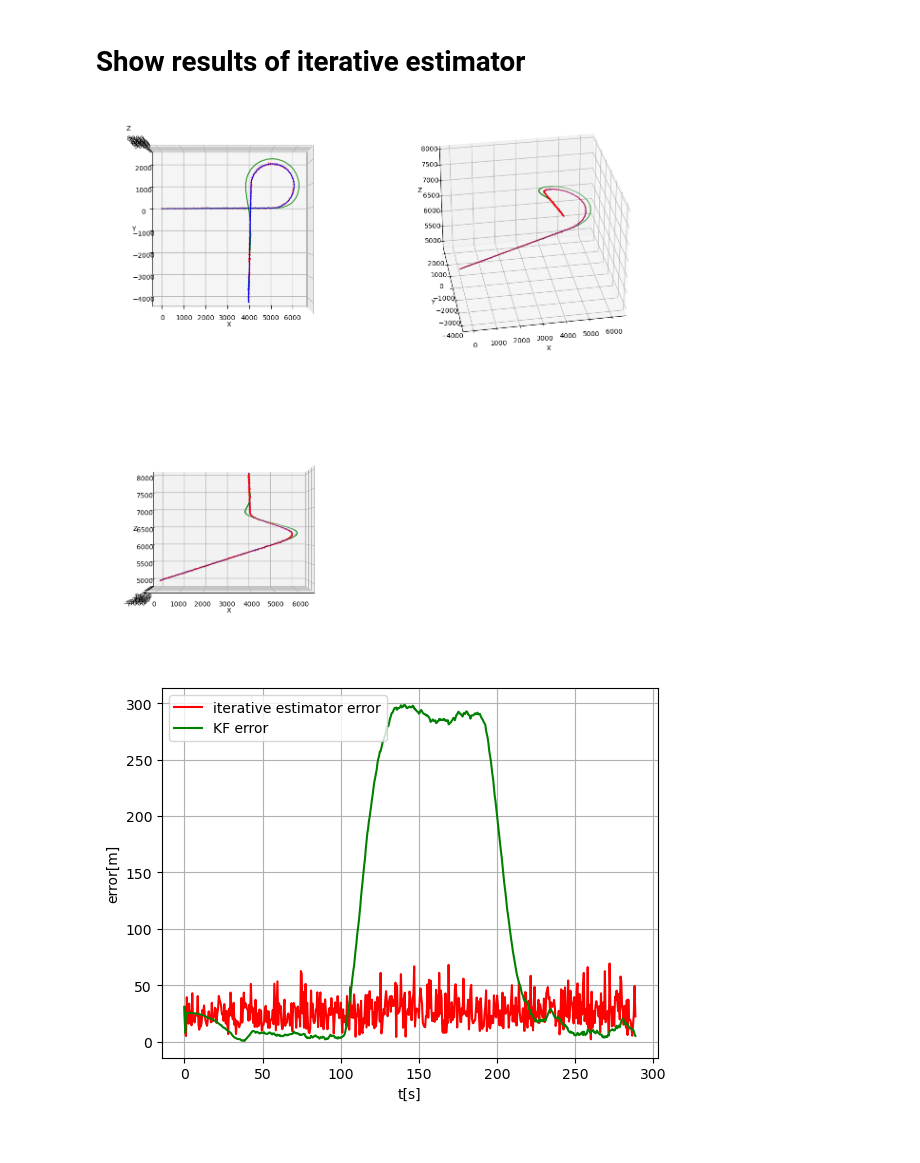
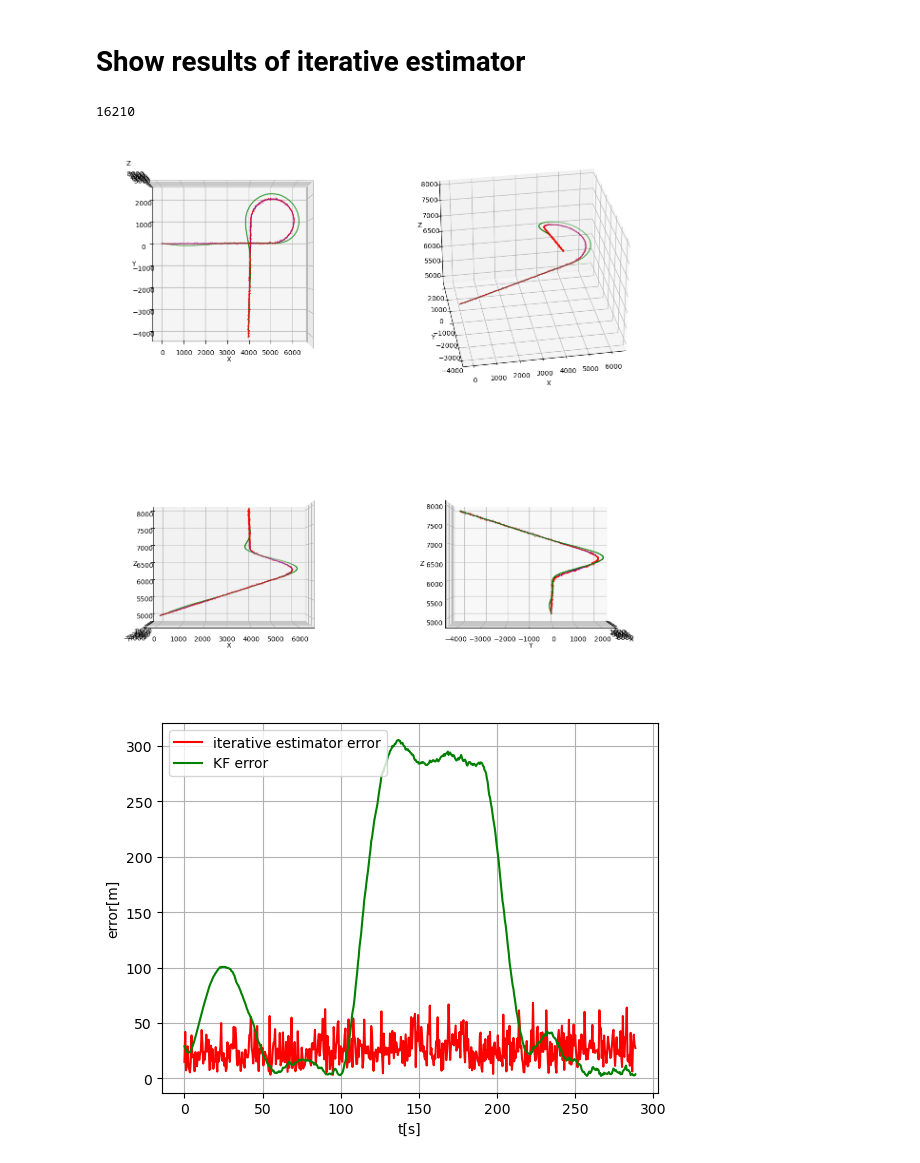
Before and after one commit to EilamNir/noisy-triangulation, a Jupyter notebook: python/src/KF_from_iter_sim.ipynb, the cells around one changed output. Drawn from its saved outputs; the diff is of its cells as text; code cells hidden in the pictures.

```diff
--- a/python/src/KF_from_iter_sim.ipynb
+++ b/python/src/KF_from_iter_sim.ipynb
@@ -11,6 +11,13 @@ from estimation.kalman_filter_from_points import kalman_filter_from_points
 
 # For making the plots interactive, uncomment next line:
 # %matplotlib widget
+# %%
+# print the seed used
+seed = np.random.randint(0, 100000)
+print(seed)
+np.random.seed(seed)
+# %% [output]
+16210
 # %%
 # create the path
 
@@ -35,25 +42,27 @@ it_est = iterative_estimator(sensors, path1.path[0,:])
 estimated_path = it_est.estimate_path()
 # %%
 # run KF on path
-kf = kalman_filter_from_points(time_res, 1, 100, 2, 1)
+sigma_a = 1
+sigma_v = 100
+kf = kalman_filter_from_points(time_res, sigma_a, sigma_v, non_diag_reduction_ratio=2)
 kf_path = kf.filter_path(estimated_path)
 # %%
 # Plot the path vs KF path
 
 fig = plt.figure(figsize = (15, 15))
 axes = []
-views = [(90, -90), (30, -100), (0, -90)]
+views = [(90, -90), (30, -100), (0, -90), (0, 0)]
 for i, view in enumerate(views):
     ax = fig.add_subplot(2, 2, i+1, projection='3d')
     ax.scatter(path1.path[:, 0], path1.path[:, 1], path1.path[:, 2], color='blue', s=0.5)
     ax.scatter(estimated_path[:, 0], estimated_path[:, 1], estimated_path[:, 2], color='red', s=0.5)
     ax.scatter(kf_path[:, 0], kf_path[:, 1], kf_path[:, 2], color='green', s=0.5)
     ax.view_init(elev=view[0], azim=view[1])
     ax.set_xlabel('X')
     ax.set_ylabel('Y')
     ax.set_zlabel('Z')
 # %% [output]
-[figure, old version]
+[figure, new version]
 # %%
 # show error of KF vs no KF
 it_est_MSE = np.sqrt(np.sum(np.square(estimated_path-path1.path), 1))
@@ -70,4 +79,4 @@ plt.grid()
 plt.legend()
 plt.show()
 # %% [output]
-[figure, old version]
+[figure, new version]
```
Also changed, not shown: 1 other file.
